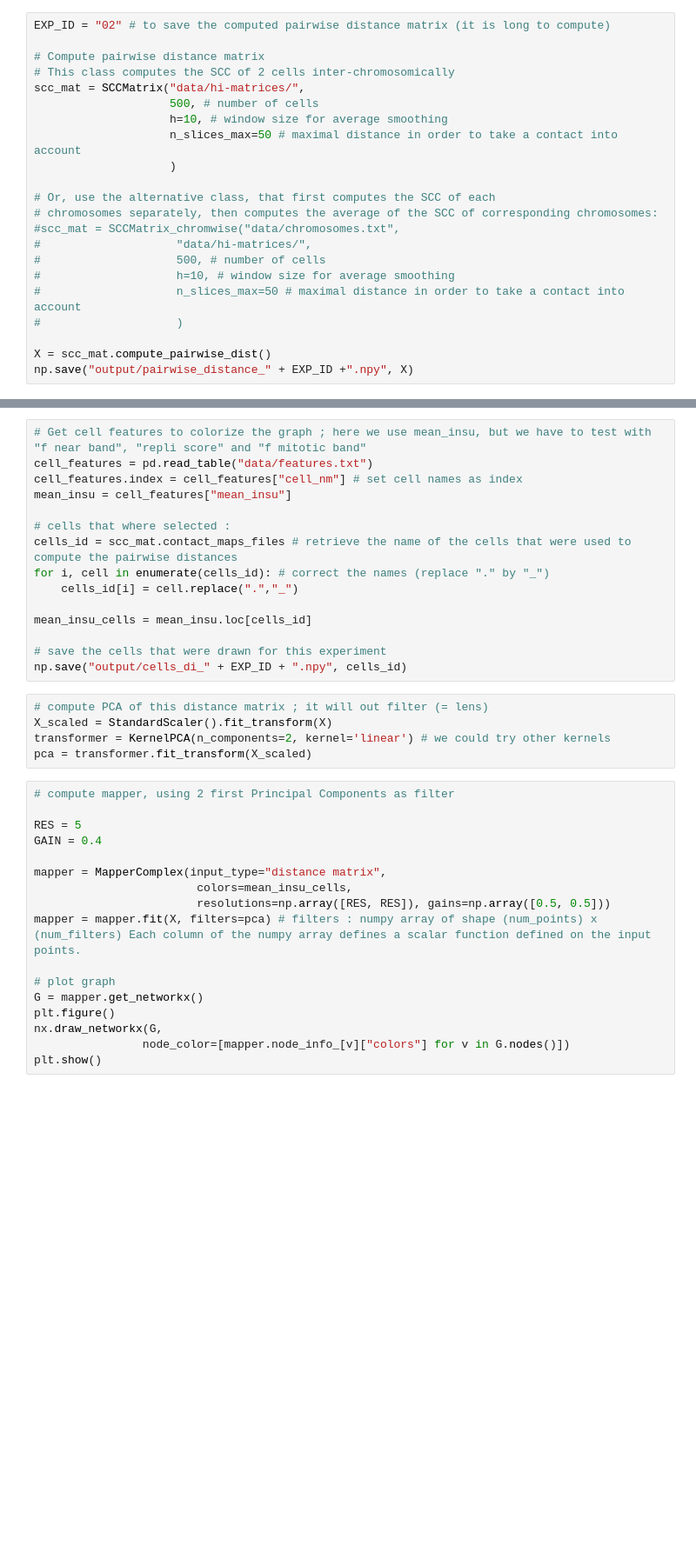
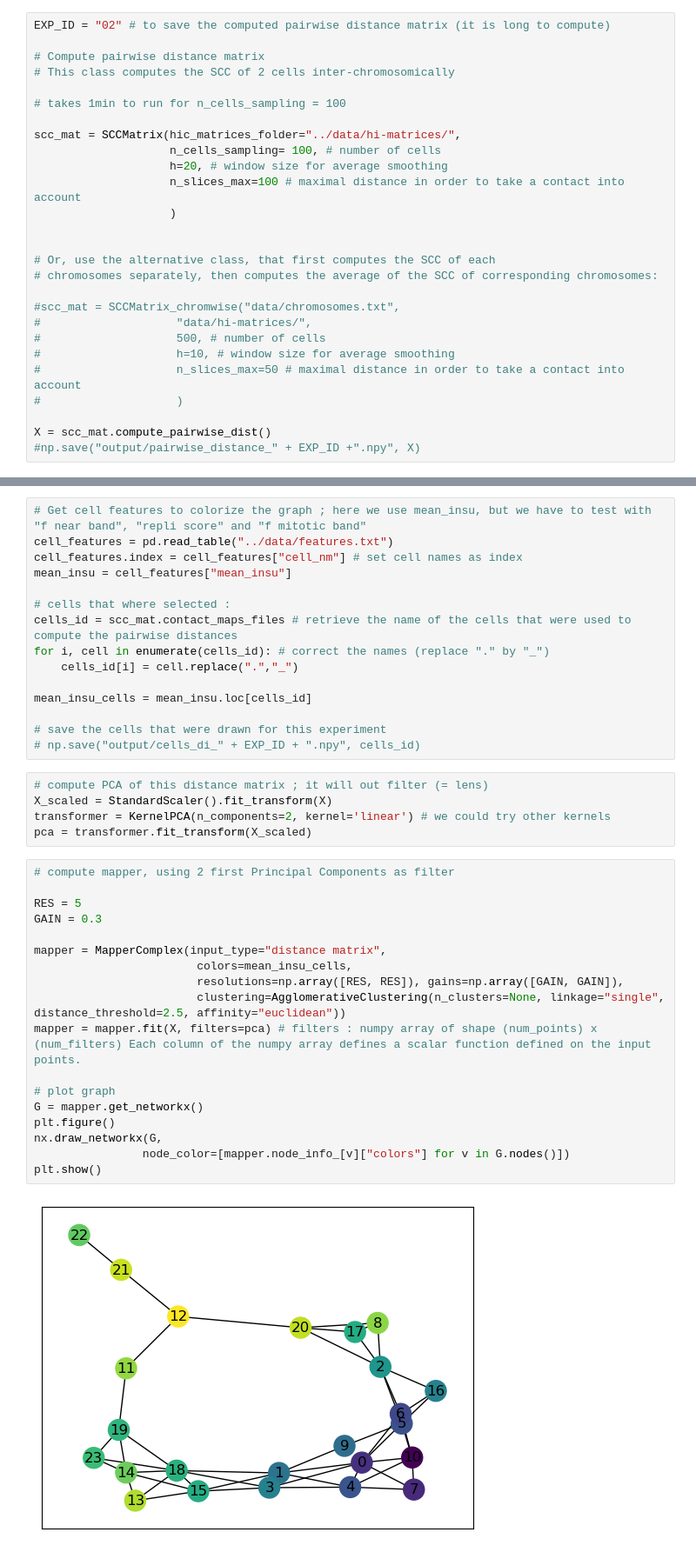
Before and after one commit to AliciaRakotonirainy/HIC_Mapper, a Jupyter notebook: src/mapper_illustration.ipynb, the cells around one changed output, grey strips where cells are left out. Shown at 87% size. Saved outputs shown, nothing was run; the diff lists cells and outputs as text; blank space fills up the shorter version.

Commit message:
find parameters for cell cycle evidence

```diff
--- a/src/mapper_illustration.ipynb
+++ b/src/mapper_illustration.ipynb
@@ -65,14 +86,19 @@ EXP_ID = "02" # to save the computed pairwise distance matrix (it is long to com
 
 # Compute pairwise distance matrix
 # This class computes the SCC of 2 cells inter-chromosomically
-scc_mat = SCCMatrix("data/hi-matrices/",
-                    500, # number of cells
-                    h=10, # window size for average smoothing
-                    n_slices_max=50 # maximal distance in order to take a contact into account
+
+# takes 1min to run for n_cells_sampling = 100
+
+scc_mat = SCCMatrix(hic_matrices_folder="../data/hi-matrices/",
+                    n_cells_sampling= 100, # number of cells
+                    h=20, # window size for average smoothing
+                    n_slices_max=100 # maximal distance in order to take a contact into account
                     )
+
 
 # Or, use the alternative class, that first computes the SCC of each
 # chromosomes separately, then computes the average of the SCC of corresponding chromosomes:
+
 #scc_mat = SCCMatrix_chromwise("data/chromosomes.txt",
 #                    "data/hi-matrices/",
 #                    500, # number of cells
@@ -81,7 +107,7 @@ scc_mat = SCCMatrix("data/hi-matrices/",
 #                    )
 
 X = scc_mat.compute_pairwise_dist()
-np.save("output/pairwise_distance_" + EXP_ID +".npy", X)
+#np.save("output/pairwise_distance_" + EXP_ID +".npy", X)
 # %%
 # plot the pairwise distance matrix
 plt.imshow(X)
@@ -90,6 +118,6 @@ plt.show()
 # %%
 # Get cell features to colorize the graph ; here we use mean_insu, but we have to test with "f near band", "repli score" and "f mitotic band"
-cell_features = pd.read_table("data/features.txt")
+cell_features = pd.read_table("../data/features.txt")
 cell_features.index = cell_features["cell_nm"] # set cell names as index
 mean_insu = cell_features["mean_insu"]
 
@@ -101,7 +129,7 @@ for i, cell in enumerate(cells_id): # correct the names (replace "." by "_")
 mean_insu_cells = mean_insu.loc[cells_id]
 
 # save the cells that were drawn for this experiment
-np.save("output/cells_di_" + EXP_ID + ".npy", cells_id)
+# np.save("output/cells_di_" + EXP_ID + ".npy", cells_id)
 # %%
 # compute PCA of this distance matrix ; it will out filter (= lens)
 X_scaled = StandardScaler().fit_transform(X)
@@ -110,17 +138,20 @@ pca = transformer.fit_transform(X_scaled)
 # %%
 # compute mapper, using 2 first Principal Components as filter
 
 RES = 5
-GAIN = 0.4
+GAIN = 0.3
 
 mapper = MapperComplex(input_type="distance matrix",
                         colors=mean_insu_cells,
-                        resolutions=np.array([RES, RES]), gains=np.array([0.5, 0.5]))
+                        resolutions=np.array([RES, RES]), gains=np.array([GAIN, GAIN]),
+                        clustering=AgglomerativeClustering(n_clusters=None, linkage="single", distance_threshold=2.5, affinity="euclidean"))
 mapper = mapper.fit(X, filters=pca) # filters : numpy array of shape (num_points) x (num_filters) Each column of the numpy array defines a scalar function defined on the input points.
 
 # plot graph
 G = mapper.get_networkx()
 plt.figure()
 nx.draw_networkx(G,
                 node_color=[mapper.node_info_[v]["colors"] for v in G.nodes()])
 plt.show()
+# %% [output]
+[figure, added]
```
Also changed, not shown: parts of 6 cells of this notebook, 3 other files.
